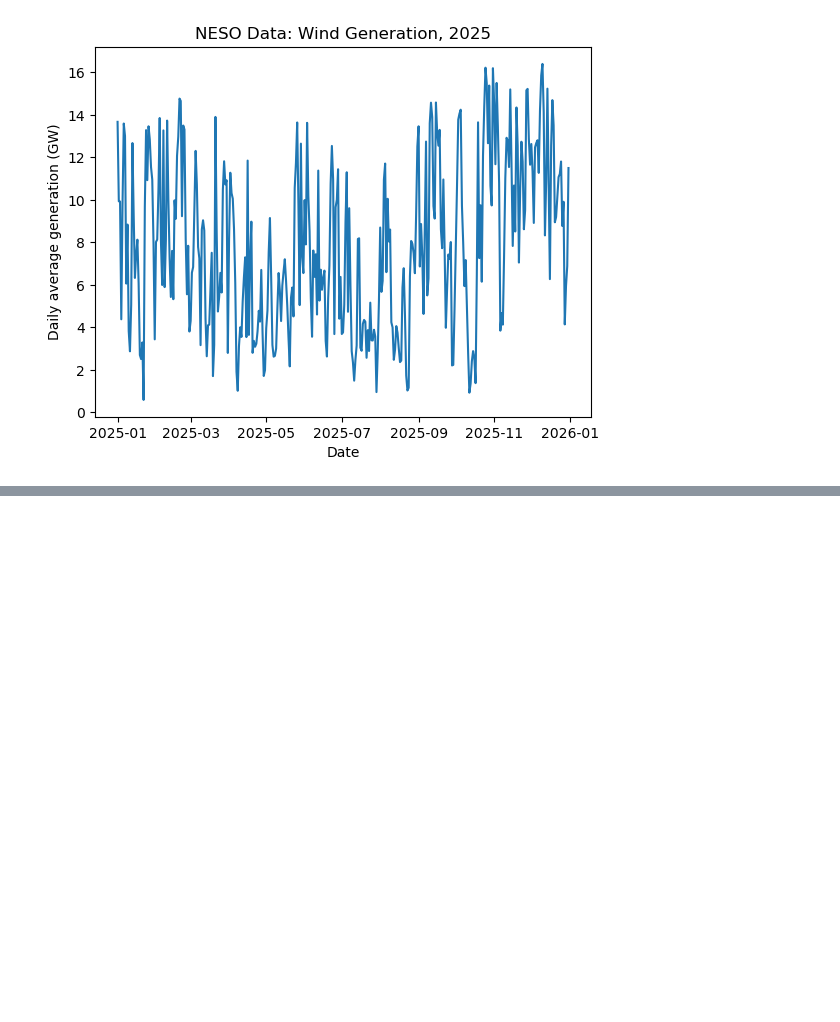
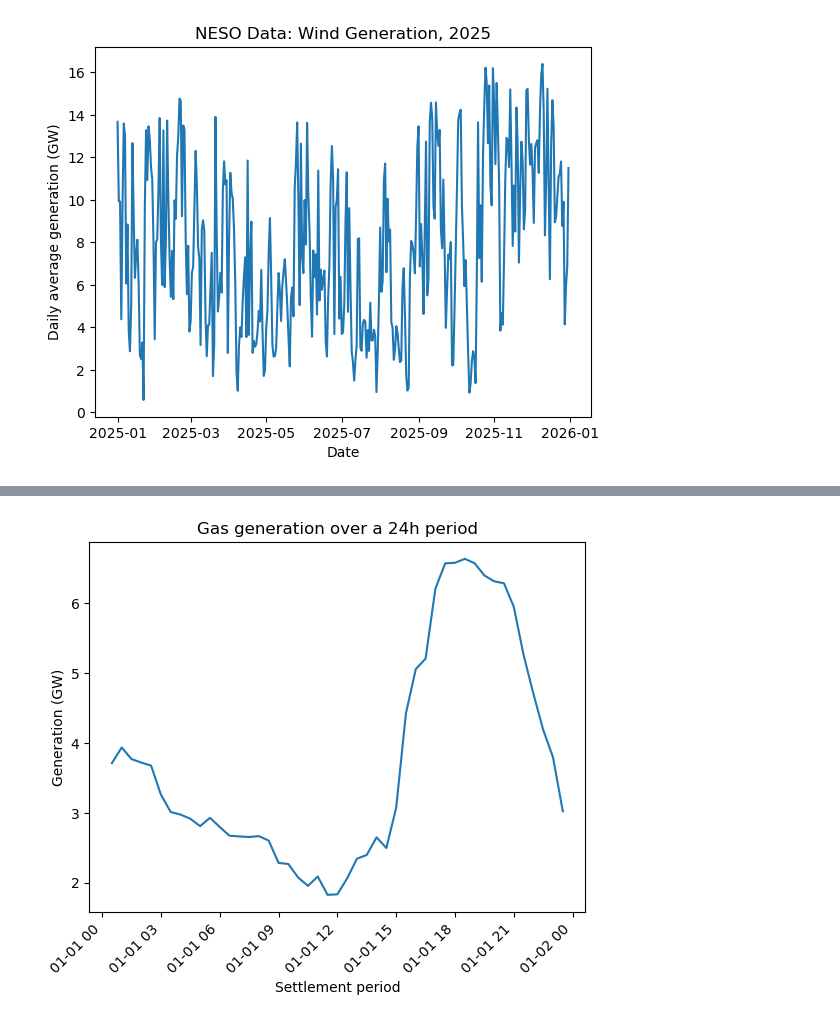
Before and after one commit to m-ichiban/MishBScMajorProject, a Jupyter notebook: MishMajorProject.ipynb, the cells around one changed output, grey strips where cells are left out. Saved outputs shown, nothing was run; the diff lists cells and outputs as text; code cells hidden in the pictures; blank space fills up the shorter version.

```diff
--- a/MishMajorProject.ipynb
+++ b/MishMajorProject.ipynb
@@ -180,0 +244,15 @@ plt.ylabel("Daily average generation (GW)")
+# %%
+print(gas_df.head())
+
+gascomb_df = gas_df.groupby(["PublishTime","SettlementPeriod"], as_index=False)["Generation"].sum()
+print(gascomb_df.head(5))
+
+gas_24h = gascomb_df.set_index("PublishTime").loc["2025-01-01"]
+
+plt.plot(gas_24h.index, gas_24h["Generation"]/1000)
+plt.xlabel("Settlement period")
+plt.ylabel("Generation (GW)")
+plt.title("Gas generation over a 24h period")
+plt.xticks(rotation=45, ha='right')
+plt.show()
+# %% [output]
@@ -180,0 +278 @@ plt.ylabel("Daily average generation (GW)")
+[figure, added]
```
Also changed, not shown: parts of 13 cells of this notebook.
